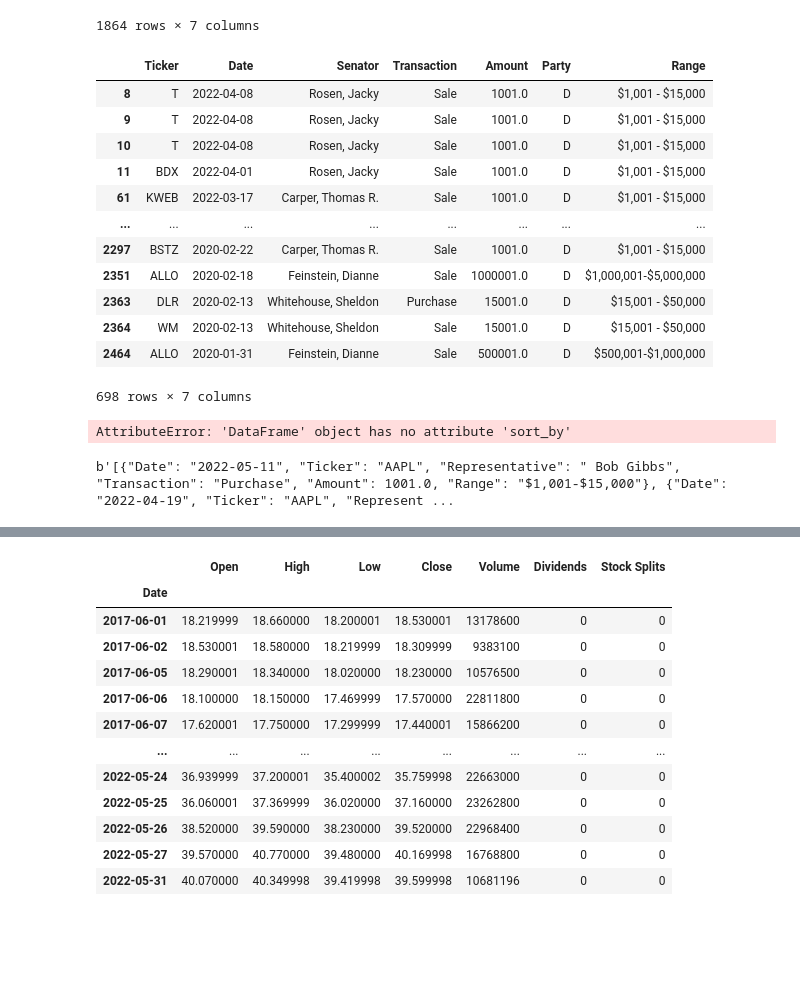
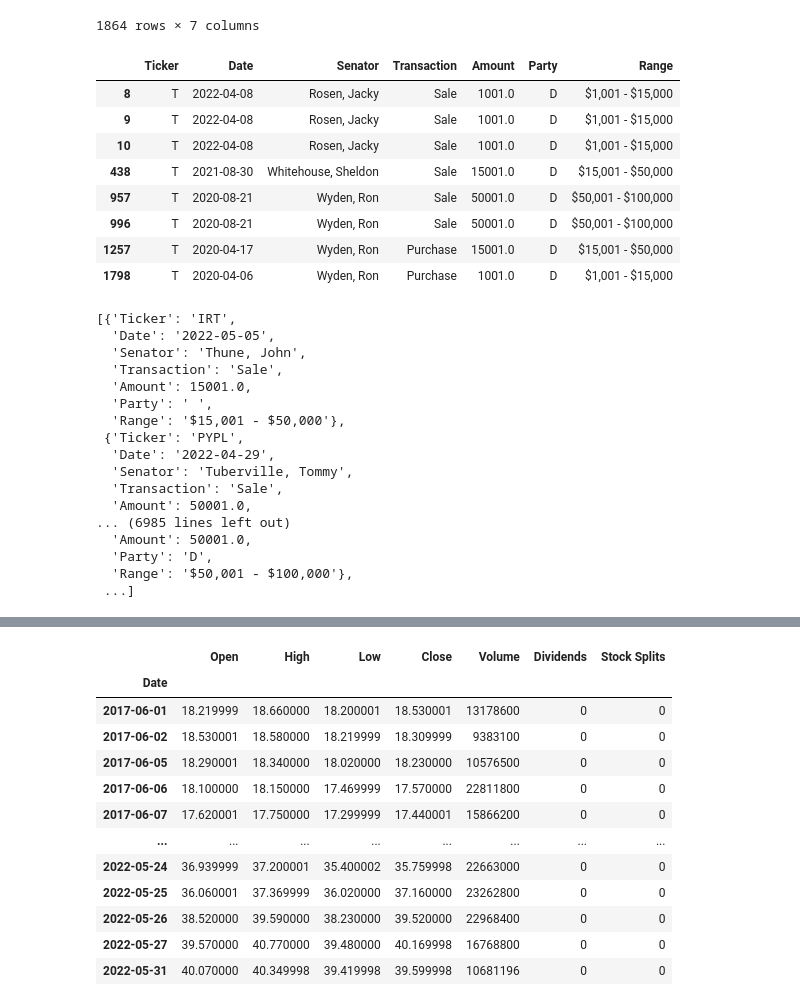
Before and after one commit to Loudju/Fintech_Project1_Politician_stock_trading, a Jupyter notebook: initial_data_with_key.ipynb, the cells around one changed output, grey strips where cells are left out. Cells and saved outputs as stored; diff of their text form; code cells hidden in the pictures; blank space fills up the shorter version.

```diff
--- a/initial_data_with_key.ipynb
+++ b/initial_data_with_key.ipynb
@@ -67,33 +61,44 @@ dfparty.sort_values(by=['Transaction'])
 # %%
 dfparty_dem = dfparty = dfCongress[dfCongress["Party"]=="D"]
 # %%
-display(dfparty_dem)
+dfparty_dem_twtr = dfparty_dem[dfparty_dem["Ticker"]=="T"]
-# %% [output]
-|  | Ticker | Date | Senator | Transaction | Amount | Party | Range |
-| 8 | T | 2022-04-08 | Rosen, Jacky | Sale | 1001.0 | D | $1,001 - $15,000 |
-| 9 | T | 2022-04-08 | Rosen, Jacky | Sale | 1001.0 | D | $1,001 - $15,000 |
-| 10 | T | 2022-04-08 | Rosen, Jacky | Sale | 1001.0 | D | $1,001 - $15,000 |
-| 11 | BDX | 2022-04-01 | Rosen, Jacky | Sale | 1001.0 | D | $1,001 - $15,000 |
-| 61 | KWEB | 2022-03-17 | Carper, Thomas R. | Sale | 1001.0 | D | $1,001 - $15,000 |
-| ... | ... | ... | ... | ... | ... | ... | ... |
-| 2297 | BSTZ | 2020-02-22 | Carper, Thomas R. | Sale | 1001.0 | D | $1,001 - $15,000 |
-| 2351 | ALLO | 2020-02-18 | Feinstein, Dianne | Sale | 1000001.0 | D | $1,000,001-$5,000,000 |
-| 2363 | DLR | 2020-02-13 | Whitehouse, Sheldon | Purchase | 15001.0 | D | $15,001 - $50,000 |
-| 2364 | WM | 2020-02-13 | Whitehouse, Sheldon | Sale | 15001.0 | D | $15,001 - $50,000 |
-| 2464 | ALLO | 2020-01-31 | Feinstein, Dianne | Sale | 500001.0 | D | $500,001-$1,000,000 |
-698 rows × 7 columns
 # %%
-dfparty_dem.sort_by("Date")
+display(dfparty_dem_twtr)
 # %% [output]
-AttributeError: 'DataFrame' object has no attribute 'sort_by'
+|  | Ticker | Date | Senator | Transaction | Amount | Party | Range |
+| 8 | T | 2022-04-08 | Rosen, Jacky | Sale | 1001.0 | D | $1,001 - $15,000 |
+| 9 | T | 2022-04-08 | Rosen, Jacky | Sale | 1001.0 | D | $1,001 - $15,000 |
+| 10 | T | 2022-04-08 | Rosen, Jacky | Sale | 1001.0 | D | $1,001 - $15,000 |
+| 438 | T | 2021-08-30 | Whitehouse, Sheldon | Sale | 15001.0 | D | $15,001 - $50,000 |
+| 957 | T | 2020-08-21 | Wyden, Ron | Sale | 50001.0 | D | $50,001 - $100,000 |
+| 996 | T | 2020-08-21 | Wyden, Ron | Sale | 50001.0 | D | $50,001 - $100,000 |
+| 1257 | T | 2020-04-17 | Wyden, Ron | Purchase | 15001.0 | D | $15,001 - $50,000 |
+| 1798 | T | 2020-04-06 | Wyden, Ron | Purchase | 1001.0 | D | $1,001 - $15,000 |
 # %%
 import requests
-# %%
-url = "https://api.quiverquant.com/beta/historical/housetrading/AAPL"
-headers = {'accept': 'application/json',
-'X-CSRFToken': 'TyTJwjuEC7VV7mOqZ622haRaaUr0x0Ng4nrwSRFKQs7vdoBcJlK9qjAS69ghzhFu',
-'Authorization': 'Token c28eacfdf71675aa0dcad7feaa75eedfff51c547'}
-r = requests.get(url, headers=headers)
-print(r.content)
-# %% [output]
-b'[{"Date": "2022-05-11", "Ticker": "AAPL", "Representative": " Bob Gibbs", "Transaction": "Purchase", "Amount": 1001.0, "Range": "$1,001-$15,000"}, {"Date": "2022-04-19", "Ticker": "AAPL", "Represent ...
+# %%
+url = "https://api.quiverquant.com/beta/live/senatetrading"
+headers = {'accept': 'application/json',
+'X-CSRFToken': 'TyTJwjuEC7VV7mOqZ622haRaaUr0x0Ng4nrwSRFKQs7vdoBcJlK9qjAS69ghzhFu',
+'Authorization': 'Token c28eacfdf71675aa0dcad7feaa75eedfff51c547'}
+r = requests.get(url, headers=headers)
+dftrade = r.json()
+display(dftrade)
+# %% [output]
+[{'Ticker': 'IRT',
+  'Date': '2022-05-05',
+  'Senator': 'Thune, John',
+  'Transaction': 'Sale',
+  'Amount': 15001.0,
+  'Party': ' ',
+  'Range': '$15,001 - $50,000'},
+ {'Ticker': 'PYPL',
+  'Date': '2022-04-29',
+  'Senator': 'Tuberville, Tommy',
+  'Transaction': 'Sale',
+  'Amount': 50001.0,
+... (6985 lines left out)
+  'Amount': 50001.0,
+  'Party': 'D',
+  'Range': '$50,001 - $100,000'},
+ ...]
```
Also changed, not shown: parts of 11 cells of this notebook, 1 other file.
